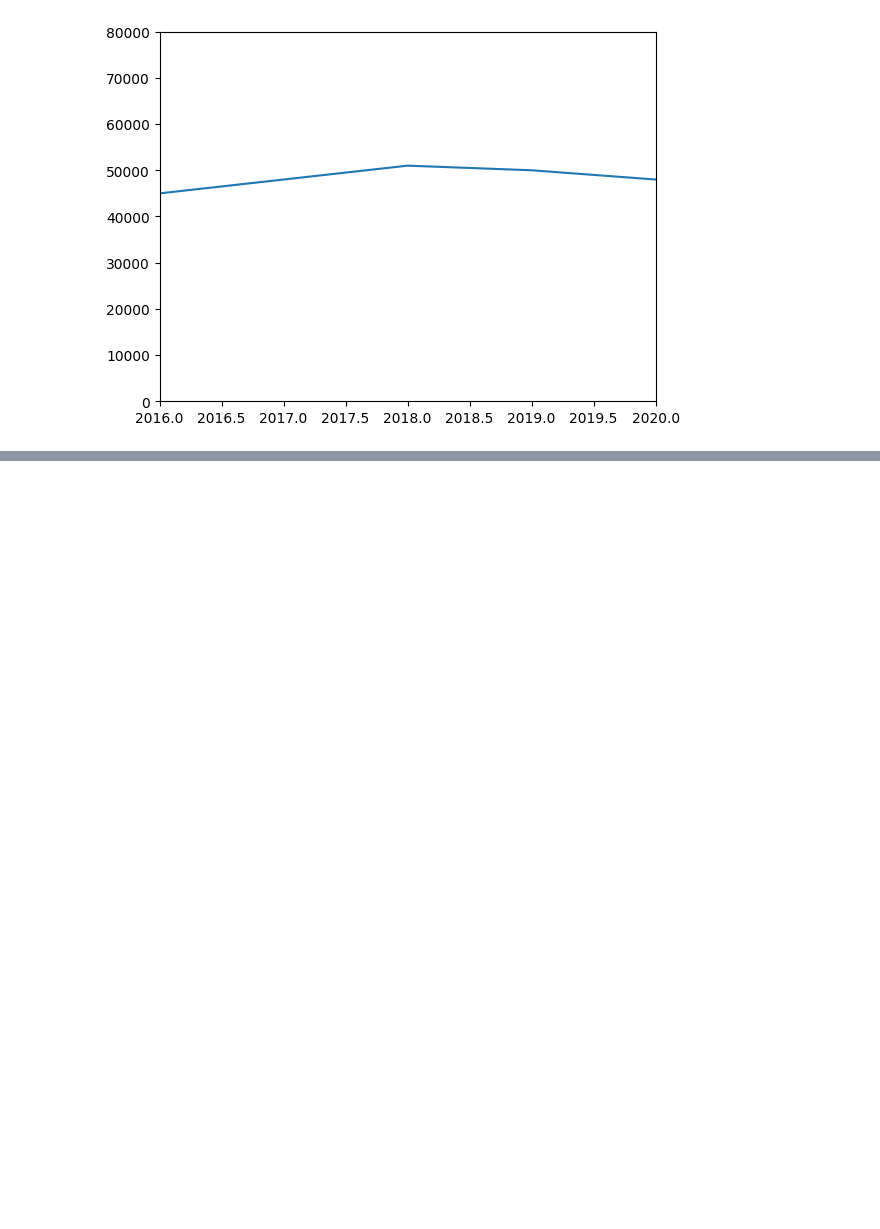
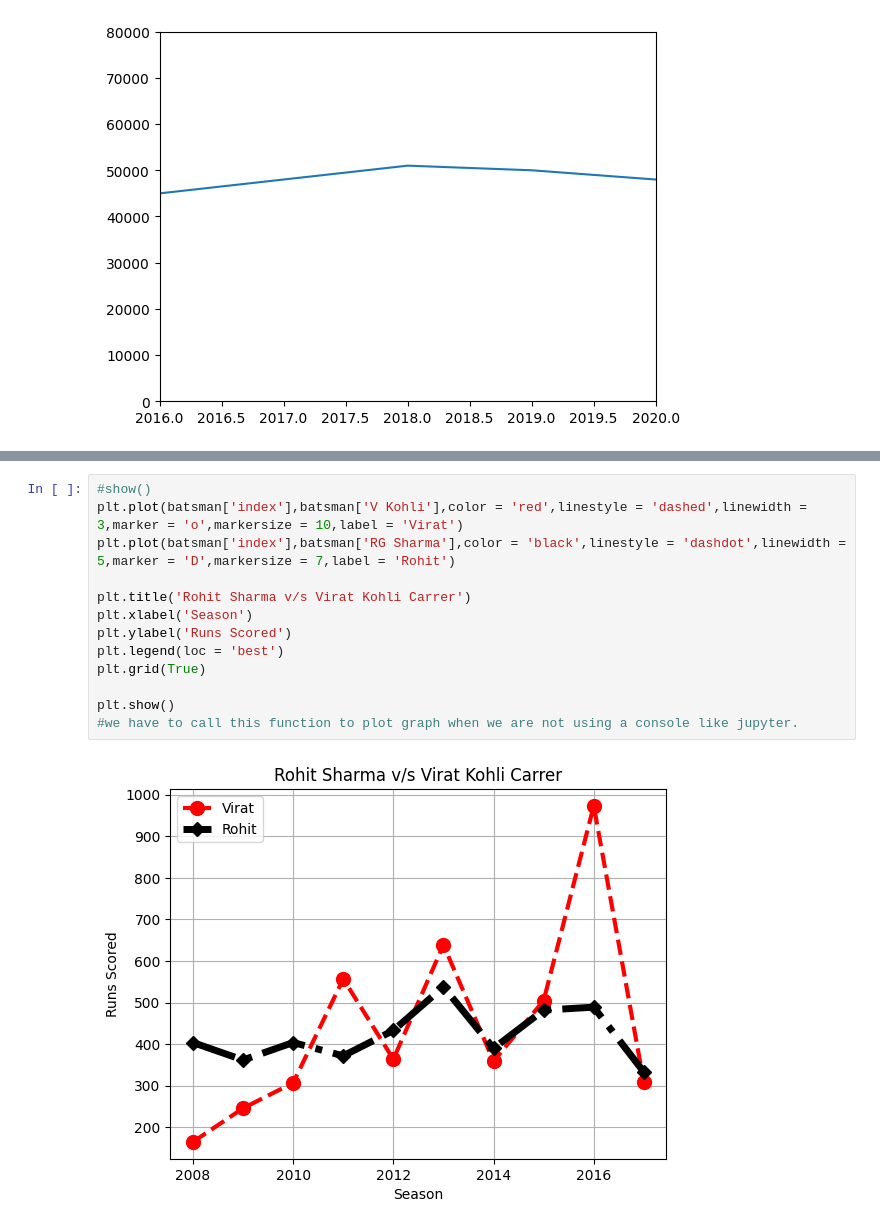
Before and after one commit to hrishavraj89/matplotlib, a Jupyter notebook: matplotlib.ipynb, the cells around one changed output, grey strips where cells are left out. Saved outputs shown, nothing was run; the diff lists cells and outputs as text; blank space fills up the shorter version.

```diff
--- a/matplotlib.ipynb
+++ b/matplotlib.ipynb
@@ -88,0 +105,15 @@ plt.xlim(2016,2020)
+# %%
+#show()
+plt.plot(batsman['index'],batsman['V Kohli'],color = 'red',linestyle = 'dashed',linewidth = 3,marker = 'o',markersize = 10,label = 'Virat')
+plt.plot(batsman['index'],batsman['RG Sharma'],color = 'black',linestyle = 'dashdot',linewidth = 5,marker = 'D',markersize = 7,label = 'Rohit')
+
+plt.title('Rohit Sharma v/s Virat Kohli Carrer')
+plt.xlabel('Season')
+plt.ylabel('Runs Scored')
+plt.legend(loc = 'best')
+plt.grid(True)
+
+plt.show()
+#we have to call this function to plot graph when we are not using a console like jupyter.
+# %% [output]
+[figure, added]
```
Also changed, not shown: parts of 12 cells of this notebook.
